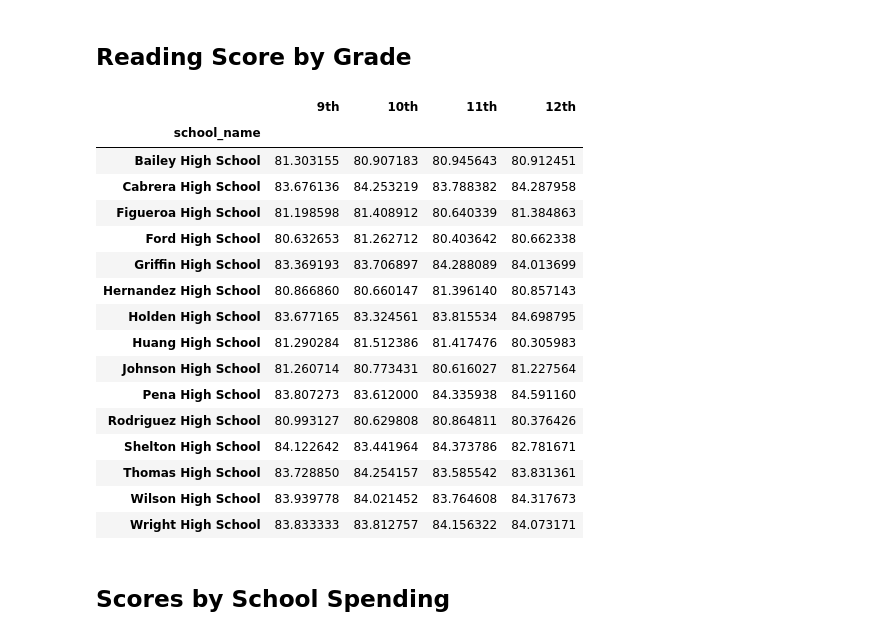
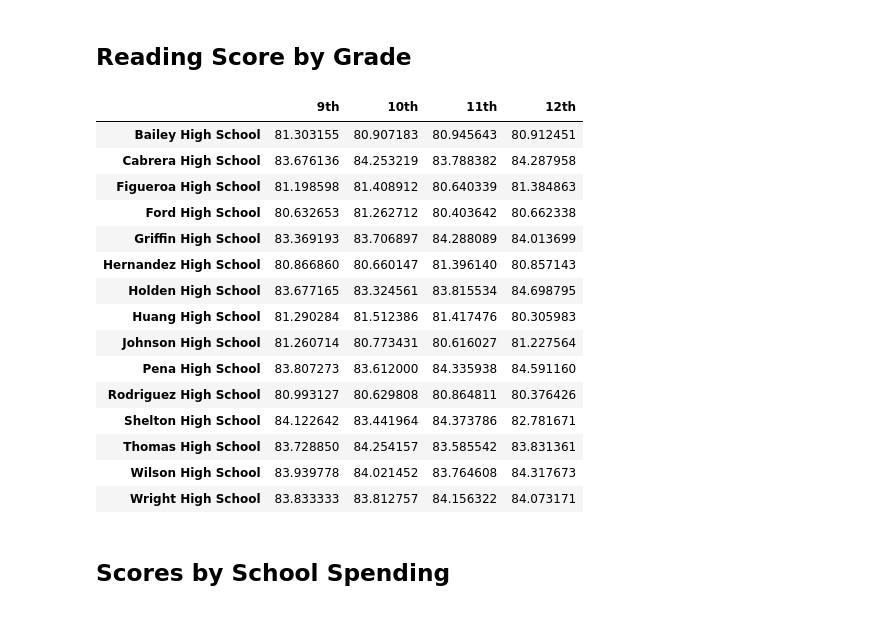
Before and after one commit to bassoon03/pandas-challenge, a Jupyter notebook: PyCitySchools/PyCitySchools_starter.ipynb, the cells around one changed output. Saved outputs shown, nothing was run; the diff lists cells and outputs as text; code cells hidden in the pictures.

```diff
--- a/PyCitySchools/PyCitySchools_starter.ipynb
+++ b/PyCitySchools/PyCitySchools_starter.ipynb
@@ -406,36 +403,35 @@ math_scores_by_grade
 ninth_graders = school_data_complete[(school_data_complete["grade"] == "9th")]
 tenth_graders = school_data_complete[(school_data_complete["grade"] == "10th")]
 eleventh_graders = school_data_complete[(school_data_complete["grade"] == "11th")]
 twelfth_graders = school_data_complete[(school_data_complete["grade"] == "12th")]
 
 # Group by `school_name` and take the mean of the the `reading_score` column for each.
 ninth_grade_reading_scores = ninth_graders.groupby("school_name")["reading_score"].mean()
 tenth_grader_reading_scores = tenth_graders.groupby("school_name")["reading_score"].mean()
 eleventh_grader_reading_scores = eleventh_graders.groupby("school_name")["reading_score"].mean()
 twelfth_grader_reading_scores = twelfth_graders.groupby("school_name")["reading_score"].mean()
 
 # Combine each of the scores above into single DataFrame called `reading_scores_by_grade`
 reading_scores_by_grade = pd.DataFrame({"Ninth Grade Reading Scores" : ninth_grade_reading_scores,
                                         "Tenth Grade Reading Scores" : tenth_grader_reading_scores,
                                         "Eleventh Grade Reading Scores" : eleventh_grader_reading_scores,
                                         "Twelfth Grade Reading Scores" : twelfth_grader_reading_scores})
 
 
 
 # Minor data wrangling
-#reading_scores_by_grade = reading_scores_by_grade[["9th", "10th", "11th", "12th"]]
-#reading_scores_by_grade.index.name = None
+
+reading_scores_by_grade.index.name = None
 
 reading_scores_by_grade_renamed = reading_scores_by_grade.rename(columns={"Ninth Grade Reading Scores" : "9th",
                                                                           "Tenth Grade Reading Scores" : "10th",
                                                                           "Eleventh Grade Reading Scores" : "11th",
                                                                           "Twelfth Grade Reading Scores" : "12th"})
 
 # Display the DataFrame
 reading_scores_by_grade_renamed
 # %% [output]
 |  | 9th | 10th | 11th | 12th |
-| school_name |  |  |  |  |
 | Bailey High School | 81.303155 | 80.907183 | 80.945643 | 80.912451 |
 | Cabrera High School | 83.676136 | 84.253219 | 83.788382 | 84.287958 |
 | Figueroa High School | 81.198598 | 81.408912 | 80.640339 | 81.384863 |
```
Also changed, not shown: parts of 13 cells of this notebook.
